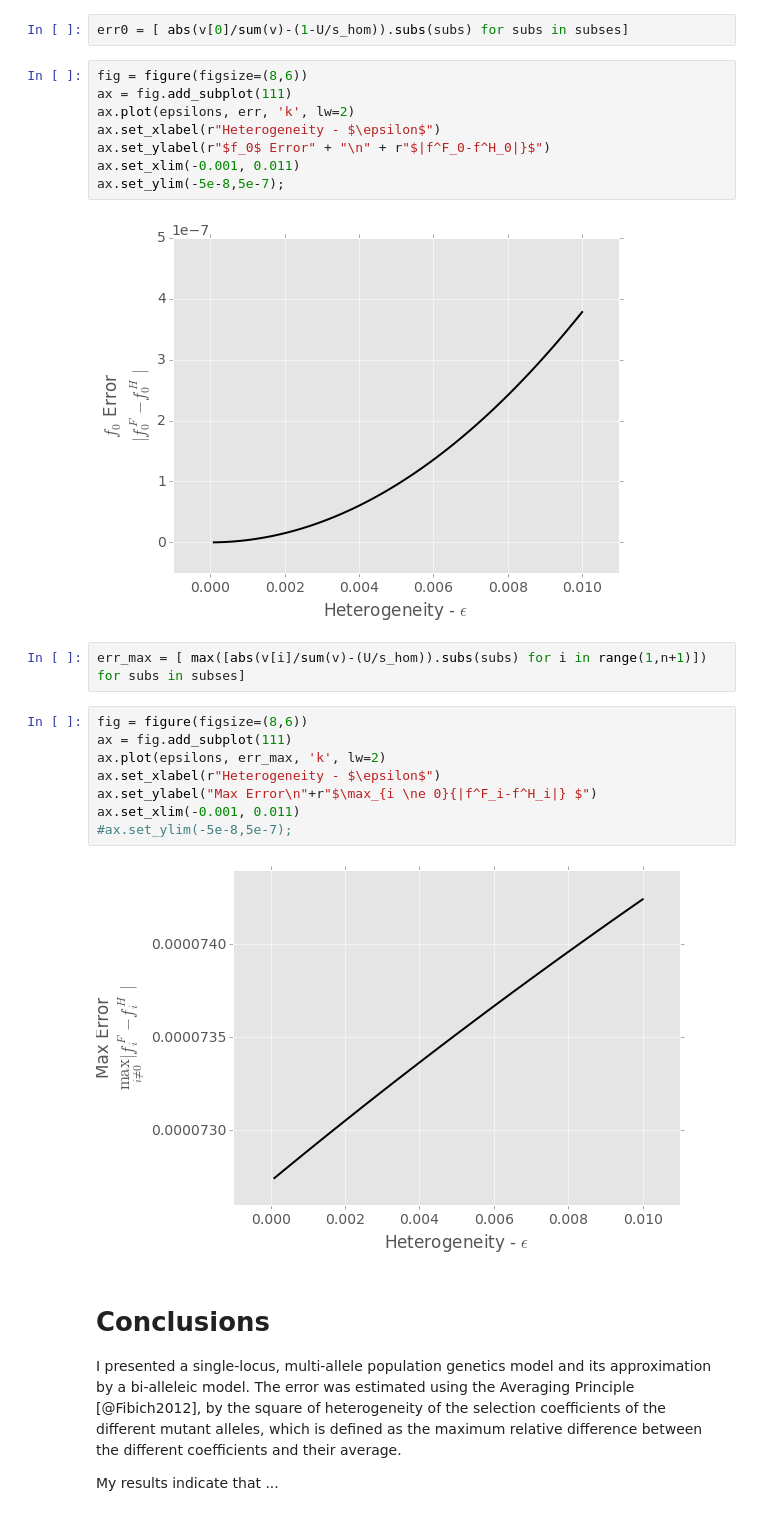
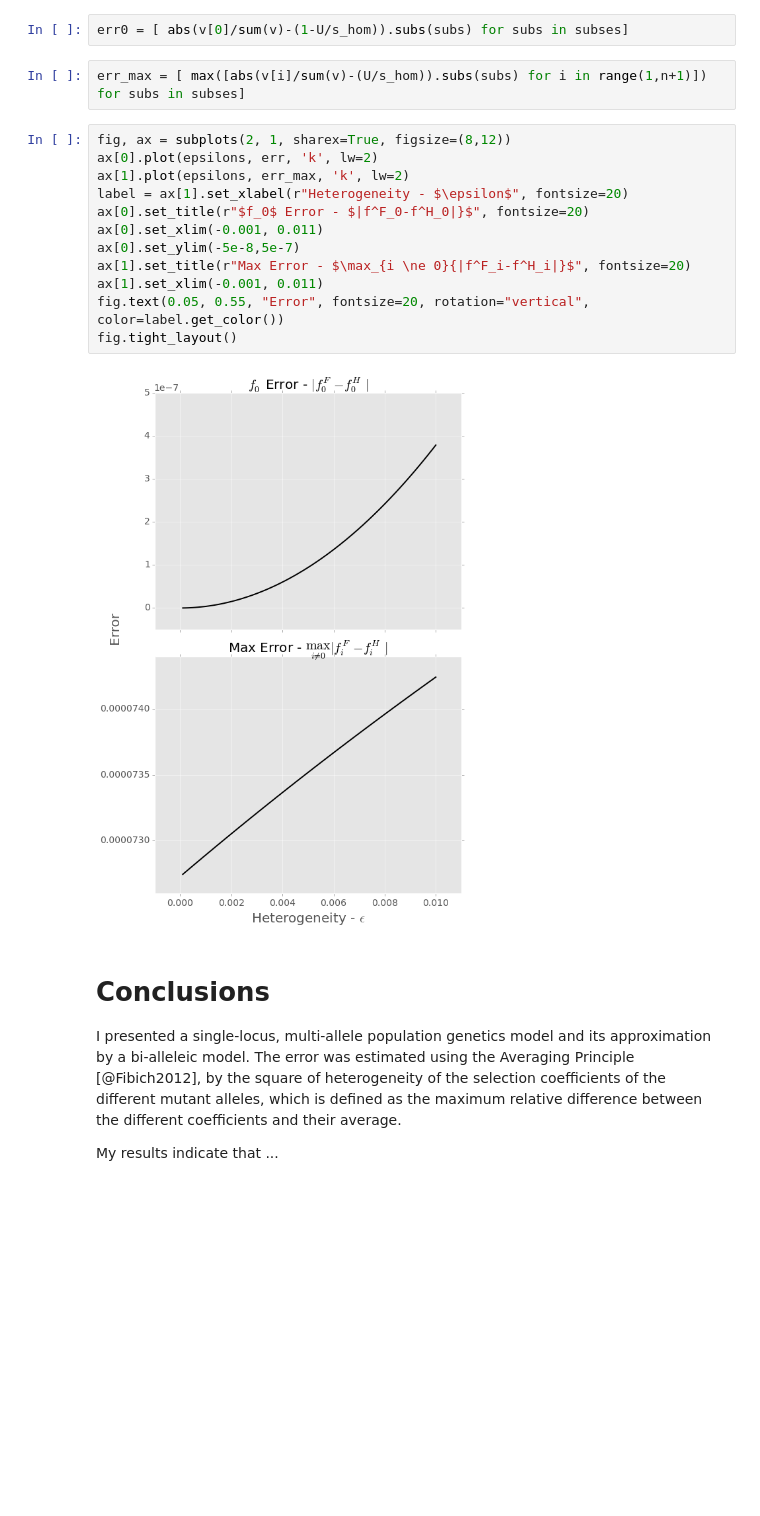
Before and after one commit to yoavram/ipython-notebooks, a Jupyter notebook: MathModels project - s.ipynb, the cells around one changed output. Saved outputs shown, nothing was run; the diff lists cells and outputs as text; blank space fills up the shorter version.

```diff
--- a/MathModels project - s.ipynb
+++ b/MathModels project - s.ipynb
@@ -403,28 +404,22 @@ for subs in subses:
     subs.update({U:1e-5})
 # %%
 err0 = [ abs(v[0]/sum(v)-(1-U/s_hom)).subs(subs) for subs in subses]
-# %%
-fig = figure(figsize=(8,6))
-ax = fig.add_subplot(111)
-ax.plot(epsilons, err, 'k', lw=2)
-ax.set_xlabel(r"Heterogeneity - $\epsilon$")
-ax.set_ylabel(r"$f_0$ Error" + "\n" + r"$|f^F_0-f^H_0|}$")
-ax.set_xlim(-0.001, 0.011)
-ax.set_ylim(-5e-8,5e-7);
-# %% [output]
-[figure, removed]
 # %%
 err_max = [ max([abs(v[i]/sum(v)-(U/s_hom)).subs(subs) for i in range(1,n+1)]) for subs in subses]
-# %%
-fig = figure(figsize=(8,6))
-ax = fig.add_subplot(111)
-ax.plot(epsilons, err_max, 'k', lw=2)
-ax.set_xlabel(r"Heterogeneity - $\epsilon$")
-ax.set_ylabel("Max Error\n"+r"$\max_{i \ne 0}{|f^F_i-f^H_i|} $")
-ax.set_xlim(-0.001, 0.011)
-#ax.set_ylim(-5e-8,5e-7);
-# %% [output]
-[figure, removed]
+# %%
+fig, ax = subplots(2, 1, sharex=True, figsize=(8,12))
+ax[0].plot(epsilons, err, 'k', lw=2)
+ax[1].plot(epsilons, err_max, 'k', lw=2)
+label = ax[1].set_xlabel(r"Heterogeneity - $\epsilon$", fontsize=20)
+ax[0].set_title(r"$f_0$ Error - $|f^F_0-f^H_0|}$", fontsize=20)
+ax[0].set_xlim(-0.001, 0.011)
+ax[0].set_ylim(-5e-8,5e-7)
+ax[1].set_title(r"Max Error - $\max_{i \ne 0}{|f^F_i-f^H_i|}$", fontsize=20)
+ax[1].set_xlim(-0.001, 0.011)
+fig.text(0.05, 0.55, "Error", fontsize=20, rotation="vertical", color=label.get_color())
+fig.tight_layout()
+# %% [output]
+[figure, added]
 # %% [markdown]
 # Conclusions
 
```
Also changed, not shown: parts of 1 cell of this notebook.
